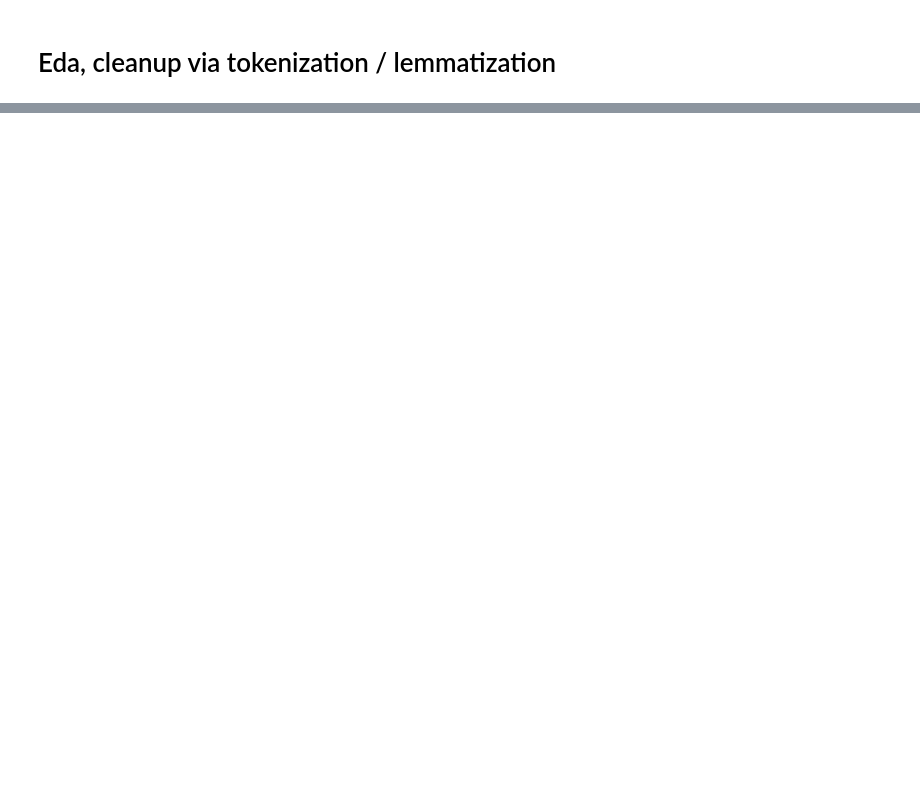
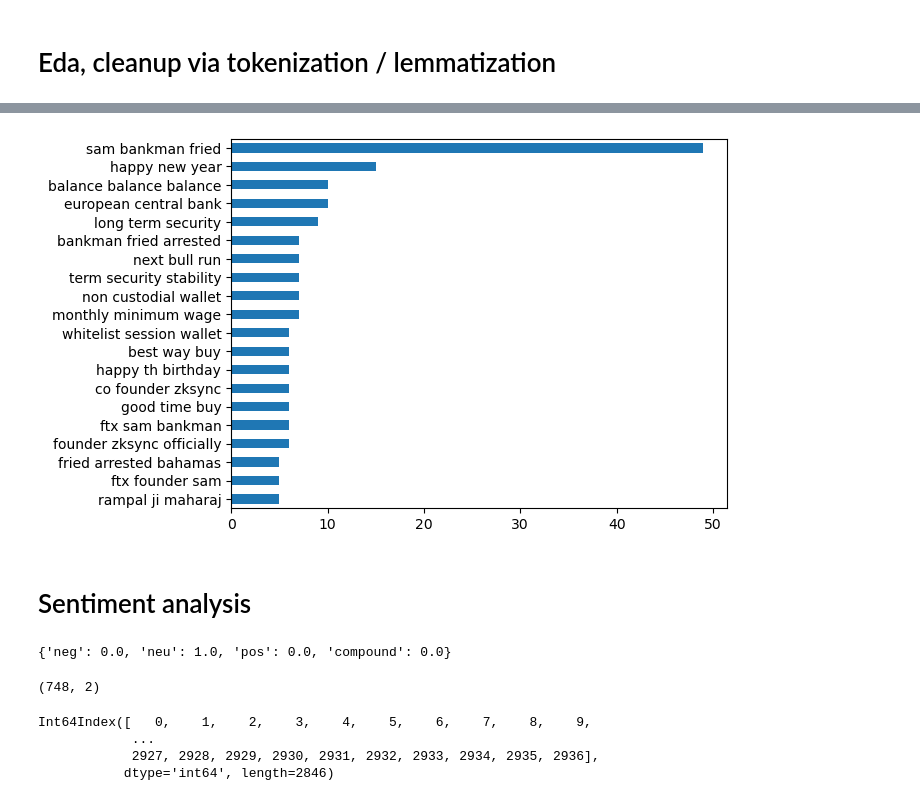
Before and after one commit to ssaurbier/subreddit_nlp, a Jupyter notebook: code/cleaning_EDA.ipynb, the cells around one changed output, grey strips where cells are left out. Drawn from its saved outputs; the diff is of its cells as text; code cells hidden in the pictures; blank space fills up the shorter version.

```diff
--- a/code/cleaning_EDA.ipynb
+++ b/code/cleaning_EDA.ipynb
@@ -101,0 +220,26 @@ Name: lem_text, Length: 3495, dtype: object
+# %%
+cvec = CountVectorizer(stop_words = stop,  ngram_range = (3,3))
+eth_text = cvec.fit_transform(eth_notext['text'])
+eth_selftext_corp = pd.DataFrame(eth_text.todense(), columns = cvec.get_feature_names_out())
+eth_selftext_corp.sum().T.sort_values(ascending = True).tail(20).plot.barh();
+# %% [output]
+[figure, added]
+# %% [markdown]
+# Sentiment analysis
+# %%
+sent.polarity_scores('fungible token increasing')
+# %% [output]
+{'neg': 0.0, 'neu': 1.0, 'pos': 0.0, 'compound': 0.0}
+# %%
+btc_selftext.shape
+# %% [output]
+(748, 2)
+# %%
+btc_selftext.reset_index
+eth_selftext.reset_index
+print(eth_selftext.index)
+# %% [output]
+Int64Index([   0,    1,    2,    3,    4,    5,    6,    7,    8,    9,
+            ...
+            2927, 2928, 2929, 2930, 2931, 2932, 2933, 2934, 2935, 2936],
+           dtype='int64', length=2846)
```
Also changed, not shown: parts of 53 cells of this notebook, 9 other files.
